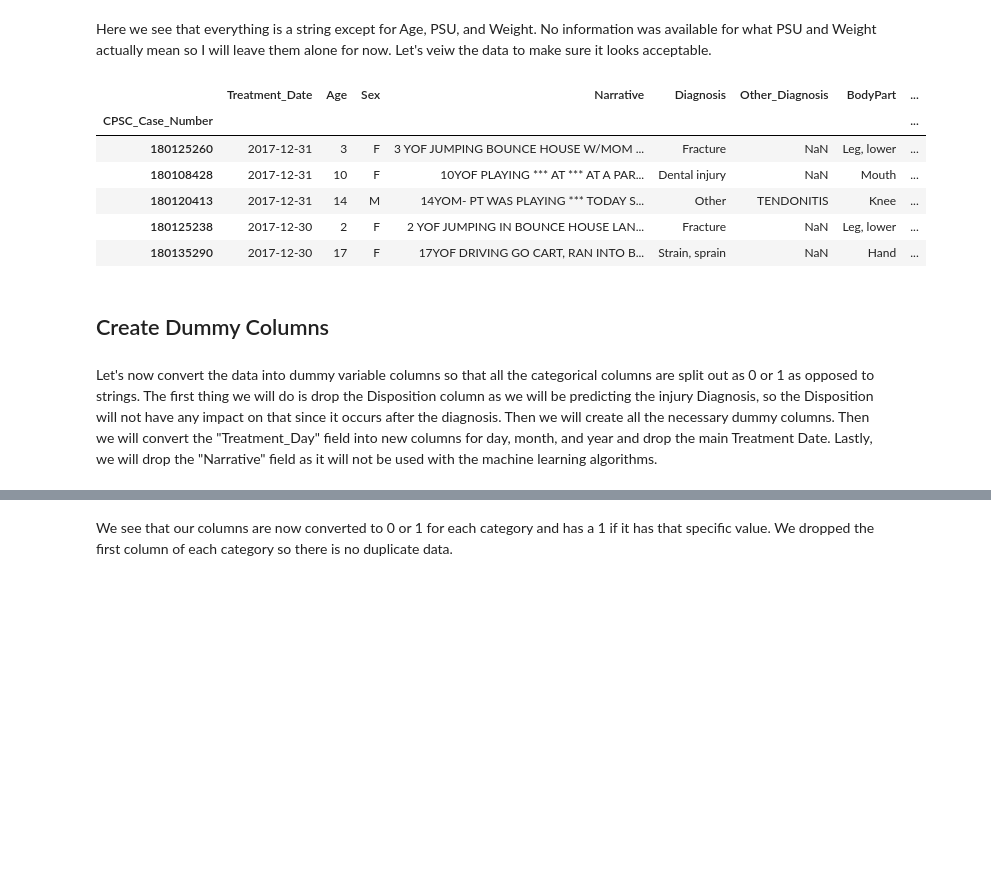
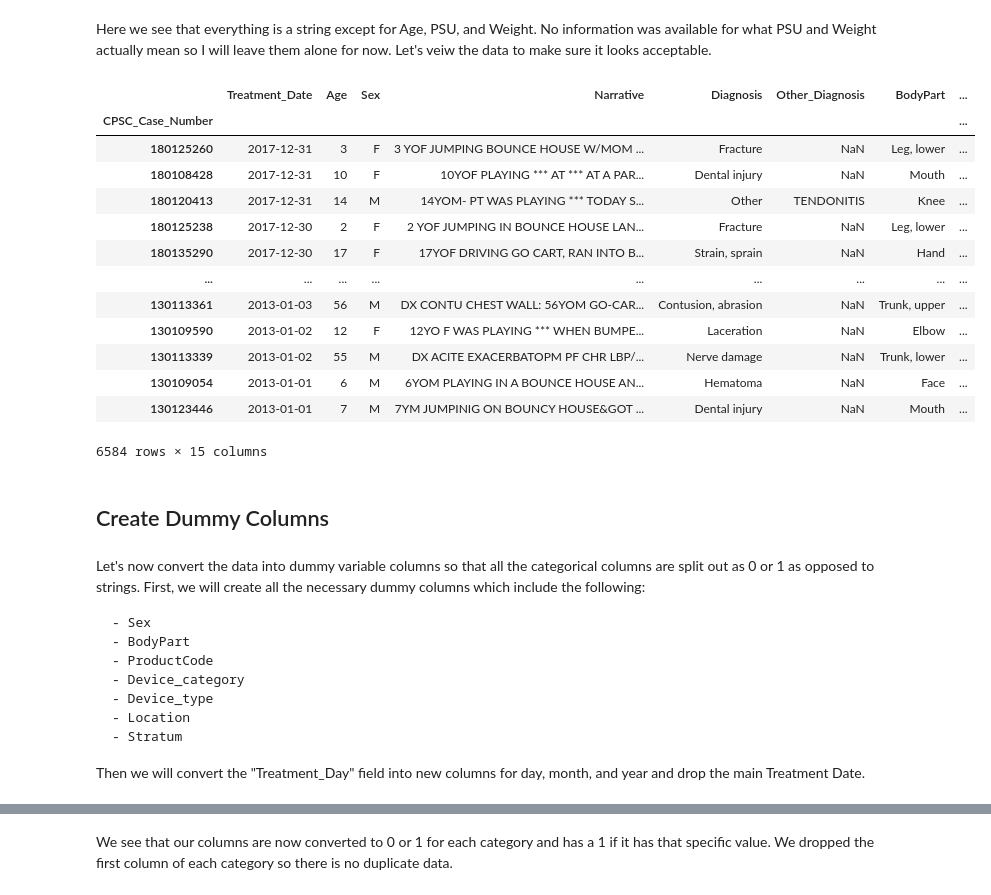
Before and after one commit to mcoulombe021/Springboard, a Jupyter notebook: Capstone 2/Capstone 2 - Pre Processing.ipynb, the cells around one changed output, grey strips where cells are left out. Cells and saved outputs as stored; diff of their text form; code cells hidden in the pictures; blank space fills up the shorter version.

```diff
--- a/Capstone 2/Capstone 2 - Pre Processing.ipynb
+++ b/Capstone 2/Capstone 2 - Pre Processing.ipynb
@@ -116,19 +86,36 @@ dtype: object
 # %% [markdown]
 Here we see that everything is a string except for Age, PSU, and Weight. No information was available for what PSU and Weight actually mean so I will leave them alone for now. Let's veiw the data to make sure it looks acceptable.
 # %%
-data.head()
+data
 # %% [output]
 |  | Treatment_Date | Age | Sex | Narrative | Diagnosis | Other_Diagnosis | BodyPart | ... |
 | CPSC_Case_Number |  |  |  |  |  |  |  | ... |
 | 180125260 | 2017-12-31 | 3 | F | 3 YOF JUMPING BOUNCE HOUSE W/MOM ... | Fracture | NaN | Leg, lower | ... |
 | 180108428 | 2017-12-31 | 10 | F | 10YOF PLAYING *** AT *** AT A PAR... | Dental injury | NaN | Mouth | ... |
 | 180120413 | 2017-12-31 | 14 | M | 14YOM- PT WAS PLAYING *** TODAY S... | Other | TENDONITIS | Knee | ... |
 | 180125238 | 2017-12-30 | 2 | F | 2 YOF JUMPING IN BOUNCE HOUSE LAN... | Fracture | NaN | Leg, lower | ... |
 | 180135290 | 2017-12-30 | 17 | F | 17YOF DRIVING GO CART, RAN INTO B... | Strain, sprain | NaN | Hand | ... |
+| ... | ... | ... | ... | ... | ... | ... | ... | ... |
+| 130113361 | 2013-01-03 | 56 | M | DX CONTU CHEST WALL: 56YOM GO-CAR... | Contusion, abrasion | NaN | Trunk, upper | ... |
+| 130109590 | 2013-01-02 | 12 | F | 12YO F WAS PLAYING *** WHEN BUMPE... | Laceration | NaN | Elbow | ... |
+| 130113339 | 2013-01-02 | 55 | M | DX ACITE EXACERBATOPM PF CHR LBP/... | Nerve damage | NaN | Trunk, lower | ... |
+| 130109054 | 2013-01-01 | 6 | M | 6YOM PLAYING IN A BOUNCE HOUSE AN... | Hematoma | NaN | Face | ... |
+| 130123446 | 2013-01-01 | 7 | M | 7YM JUMPINIG ON BOUNCY HOUSE&GOT ... | Dental injury | NaN | Mouth | ... |
+6584 rows × 15 columns
 # %% [markdown]
 ## Create Dummy Columns<a id='Create_Dummy_Columns'></a>
 # %% [markdown]
-Let's now convert the data into dummy variable columns so that all the categorical columns are split out as 0 or 1 as opposed to strings. The first thing we will do is drop the Disposition column as we will be predicting the injury Diagnosis, so the Disposition will not have any impact on that since it occurs after the diagnosis. Then we will create all the necessary dummy columns. Then we will convert the "Treatment_Day" field into new columns for day, month, and year and drop the main Treatment Date. Lastly, we will drop the "Narrative" field as it will not be used with the machine learning algorithms.
+Let's now convert the data into dummy variable columns so that all the categorical columns are split out as 0 or 1 as opposed to strings. First, we will create all the necessary dummy columns which include the following:
+
+    - Sex
+    - BodyPart
+    - ProductCode
+    - Device_category
+    - Device_type
+    - Location
+    - Stratum
+
+Then we will convert the "Treatment_Day" field into new columns for day, month, and year and drop the main Treatment Date.
 # %%
 #Not including Diagnosis as that is the first prediction. 'Diagnosis'
 #Not including 'Other_Diagnosis' as that value is derived from the Diagnosis column.
```
Also changed, not shown: parts of 38 cells of this notebook.
